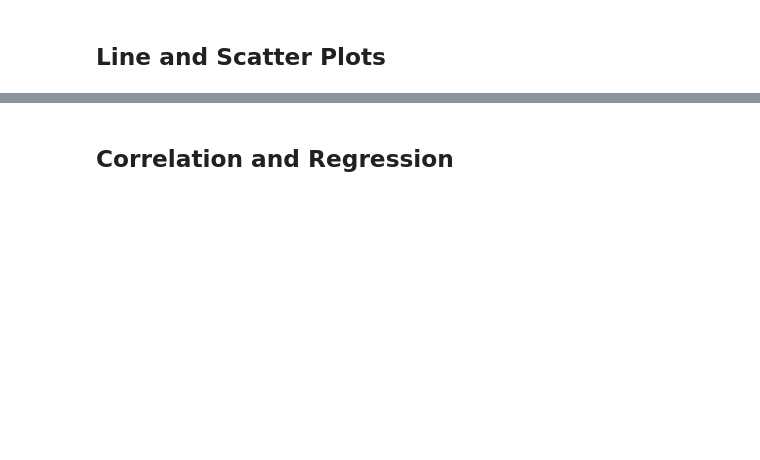
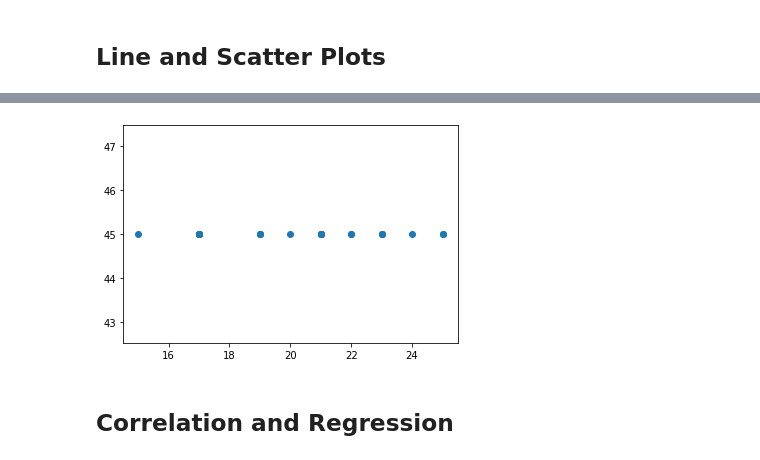
Before and after one commit to VanWagonerLauren/Matplotlib, a Jupyter notebook: pymaceuticals_starter.ipynb, the cells around one changed output, grey strips where cells are left out. Cells and saved outputs as stored; diff of their text form; code cells hidden in the pictures; blank space fills up the shorter version.

```diff
--- a/pymaceuticals_starter.ipynb
+++ b/pymaceuticals_starter.ipynb
@@ -214,5 +221,13 @@ plt.pie(sizes, explode=explode, labels=labels, colors=colors, autopct="%1.1f%%",
 # %%
 # Generate a scatter plot of average tumor volume vs. mouse weight for the Capomulin regimen
+capomulin_weight= clean_df.loc[clean_df['Drug Regimen'] == 'Capomulin']
+
+cap_avg=capomulin_weight.groupby(["Mouse ID"]).mean()
+
+plt.scatter(cap_avg["Weight (g)"],cap_avg["Tumor Volume (mm3)"] )
+plt.show()
+# %% [output]
+[figure, added]
 # %% [markdown]
 ## Correlation and Regression
 # %%
```
Also changed, not shown: parts of 3 cells of this notebook.
